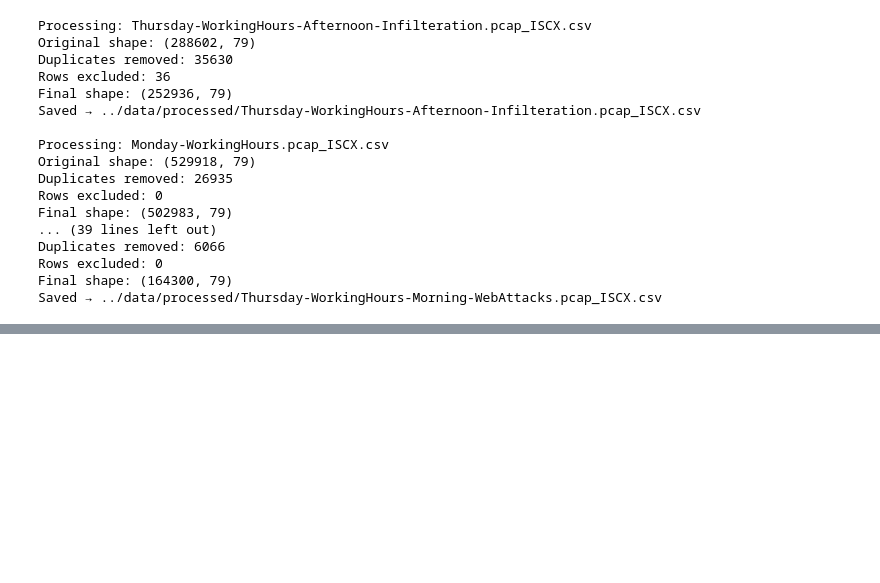
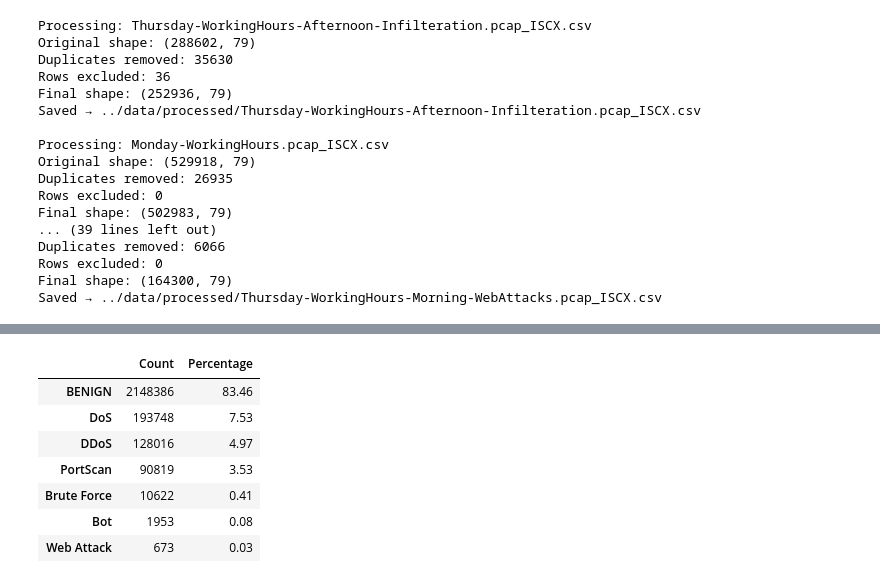
Before and after one commit to Nishka2111/ml-intrusion-detection, a Jupyter notebook: notebooks/02_data_preprocessing.ipynb, the cells around one changed output, grey strips where cells are left out. Cells and saved outputs as stored; diff of their text form; code cells hidden in the pictures; blank space fills up the shorter version.

```diff
--- a/notebooks/02_data_preprocessing.ipynb
+++ b/notebooks/02_data_preprocessing.ipynb
@@ -290,0 +324,19 @@ Saved → ../data/processed/Thursday-WorkingHours-Morning-WebAttacks.pcap_ISCX.c
+# %%
+label_percentages = (
+    label_distribution /
+    label_distribution.sum()
+) * 100
+
+pd.DataFrame({
+    "Count": label_distribution,
+    "Percentage": label_percentages.round(2)
+})
+# %% [output]
+|  | Count | Percentage |
+| BENIGN | 2148386 | 83.46 |
+| DoS | 193748 | 7.53 |
+| DDoS | 128016 | 4.97 |
+| PortScan | 90819 | 3.53 |
+| Brute Force | 10622 | 0.41 |
+| Bot | 1953 | 0.08 |
+| Web Attack | 673 | 0.03 |
```
Also changed, not shown: parts of 12 cells of this notebook, 3 other files.
